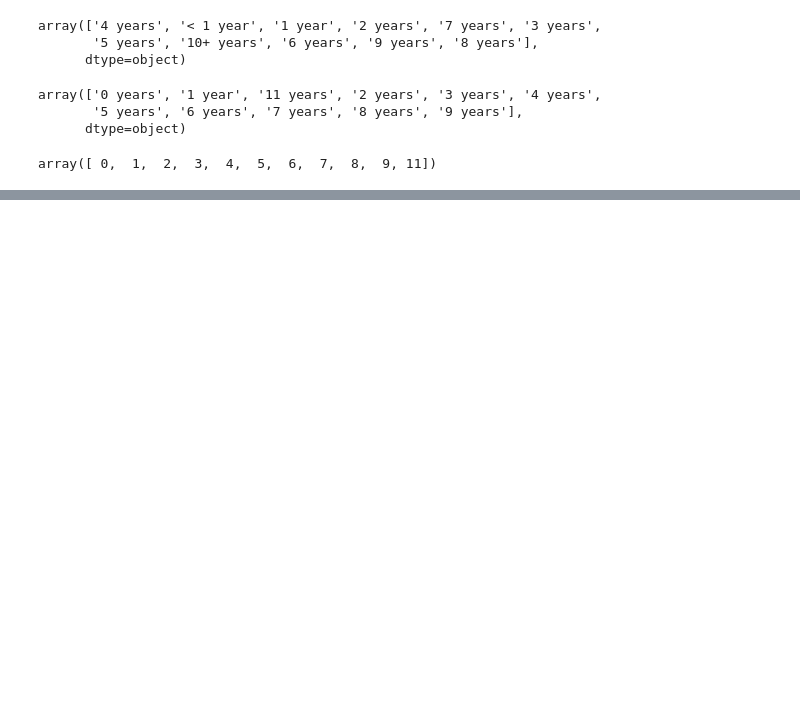
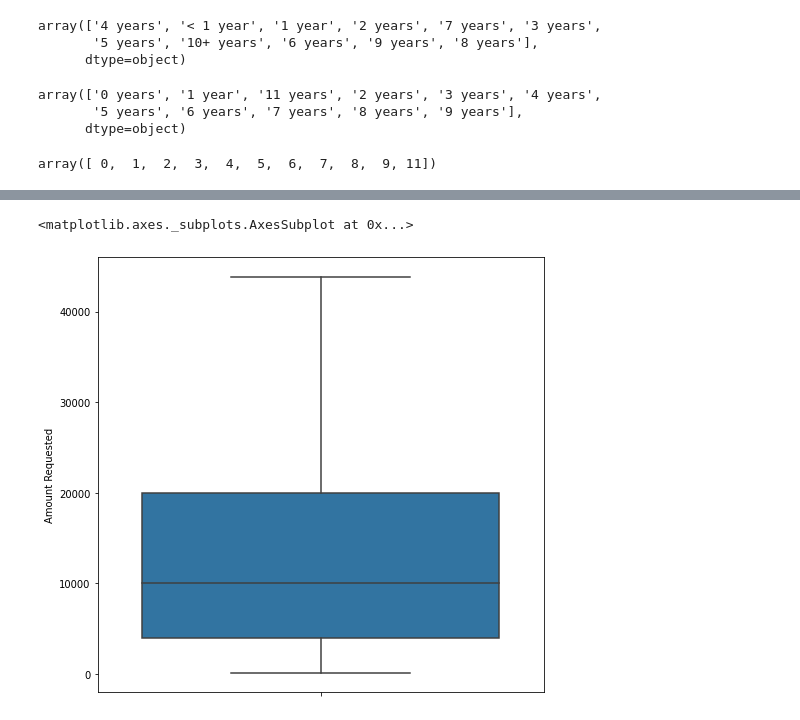
Before and after one commit to Rekha5649/Data-Science-20-Feb-Optimizing-Lending-Club-s-Financial-Risk-1, a Jupyter notebook: major_project.ipynb, the cells around one changed output, grey strips where cells are left out. Drawn from its saved outputs; the diff is of its cells as text; code cells hidden in the pictures; blank space fills up the shorter version.

```diff
--- a/major_project.ipynb
+++ b/major_project.ipynb
@@ -1382,0 +1552,6 @@ array([ 0,  1,  2,  3,  4,  5,  6,  7,  8,  9, 11])
+# %%
+plt.figure(figsize=(8,8))
+sns.boxplot( y=copy_r['Amount Requested'] )
+# %% [output]
+<matplotlib.axes._subplots.AxesSubplot at 0x...>
+[figure, added]
```
Also changed, not shown: parts of 50 cells of this notebook.
